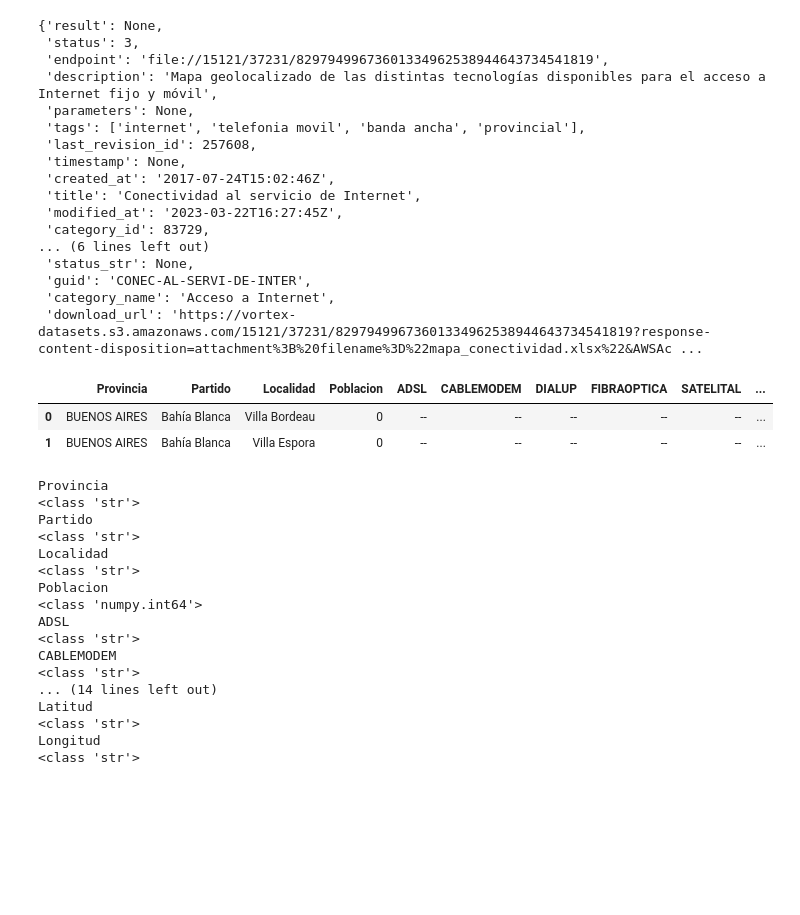
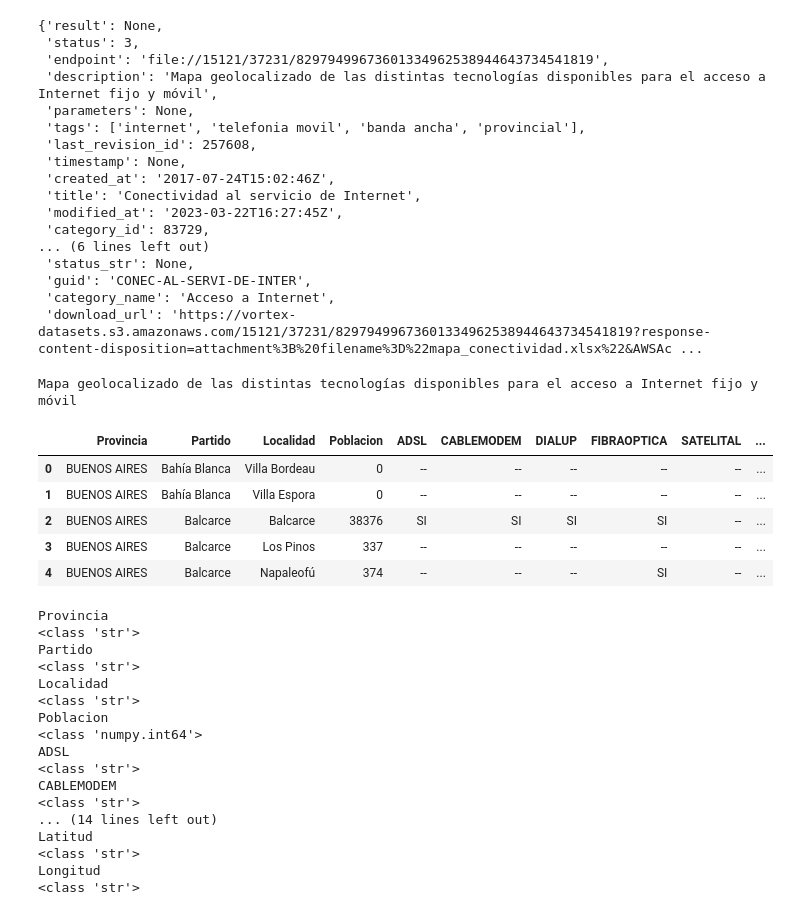
Before and after one commit to Galo0000/Analitics_Proyect, a Jupyter notebook: Extracion_datos.ipynb, the cells around one changed output. Saved outputs shown, nothing was run; the diff lists cells and outputs as text; code cells hidden in the pictures; blank space fills up the shorter version.

```diff
--- a/Extracion_datos.ipynb
+++ b/Extracion_datos.ipynb
@@ -140,12 +139,17 @@ conectividad_internet
  'download_url': 'https://vortex-datasets.s3.amazonaws.com/15121/37231/82979499673601334962538944643734541819?response-content-disposition=attachment%3B%20filename%3D%22mapa_conectividad.xlsx%22&AWSAc ...
 # %%
 df_conectividad_internet = pd.read_excel(conectividad_internet['download_url'])
-# %%
-df_conectividad_internet.head(2)
-# %% [output]
-|  | Provincia | Partido | Localidad | Poblacion | ADSL | CABLEMODEM | DIALUP | FIBRAOPTICA | SATELITAL | ... |
-| 0 | BUENOS AIRES | Bahía Blanca | Villa Bordeau | 0 | -- | -- | -- | -- | -- | ... |
-| 1 | BUENOS AIRES | Bahía Blanca | Villa Espora | 0 | -- | -- | -- | -- | -- | ... |
+# %%
+print(conectividad_internet['description'])
+df_conectividad_internet.head()
+# %% [output]
+Mapa geolocalizado de las distintas tecnologías disponibles para el acceso a Internet fijo y móvil
+|  | Provincia | Partido | Localidad | Poblacion | ADSL | CABLEMODEM | DIALUP | FIBRAOPTICA | SATELITAL | ... |
+| 0 | BUENOS AIRES | Bahía Blanca | Villa Bordeau | 0 | -- | -- | -- | -- | -- | ... |
+| 1 | BUENOS AIRES | Bahía Blanca | Villa Espora | 0 | -- | -- | -- | -- | -- | ... |
+| 2 | BUENOS AIRES | Balcarce | Balcarce | 38376 | SI | SI | SI | SI | -- | ... |
+| 3 | BUENOS AIRES | Balcarce | Los Pinos | 337 | -- | -- | -- | -- | -- | ... |
+| 4 | BUENOS AIRES | Balcarce | Napaleofú | 374 | -- | -- | -- | SI | -- | ... |
 # %%
 df_conectividad_internet.drop('link',axis=1,inplace=True)
 # %%
```
Also changed, not shown: parts of 9 cells of this notebook, 2 other files.
